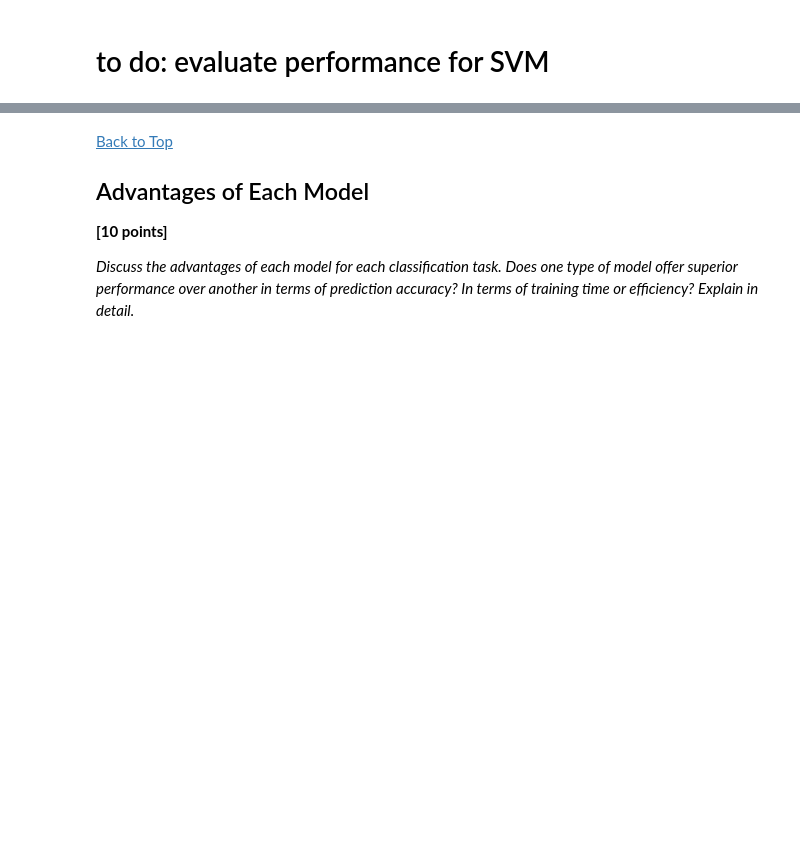
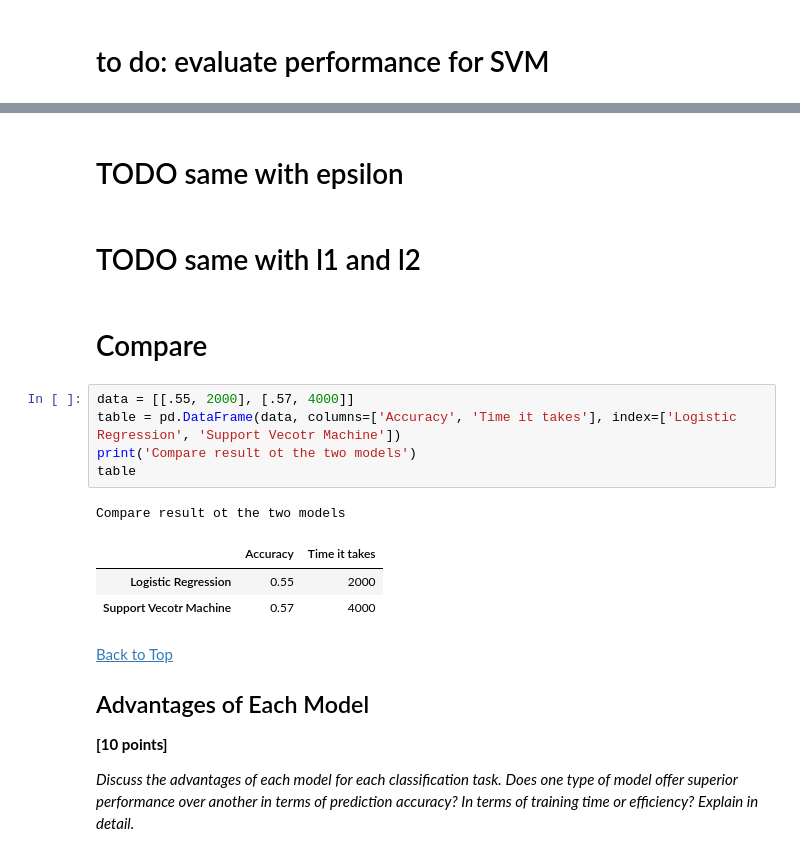
Before and after one commit to post2web/data_mining_group_project, a Jupyter notebook: notebooks/kaitlin.ipynb, the cells around one changed output, grey strips where cells are left out. Saved outputs shown, nothing was run; the diff lists cells and outputs as text; blank space fills up the shorter version.

```diff
--- a/notebooks/kaitlin.ipynb
+++ b/notebooks/kaitlin.ipynb
@@ -262,3 +285,19 @@ Percentage accuracy: 0.59
+# %% [markdown]
+# TODO same with epsilon
+# %% [markdown]
+# TODO same with l1 and l2
+# %% [markdown]
+# Compare
+# %%
+data = [[.55, 2000], [.57, 4000]]
+table = pd.DataFrame(data, columns=['Accuracy', 'Time it takes'], index=['Logistic Regression', 'Support Vecotr Machine'])
+print('Compare result ot the two models')
+table
+# %% [output]
+Compare result ot the two models
+|  | Accuracy | Time it takes |
+| Logistic Regression | 0.55 | 2000 |
+| Support Vecotr Machine | 0.57 | 4000 |
 # %% [markdown]
 <a id="Advantages"></a>
 <a href="#top">Back to Top</a>
```
Also changed, not shown: parts of 16 cells of this notebook.
